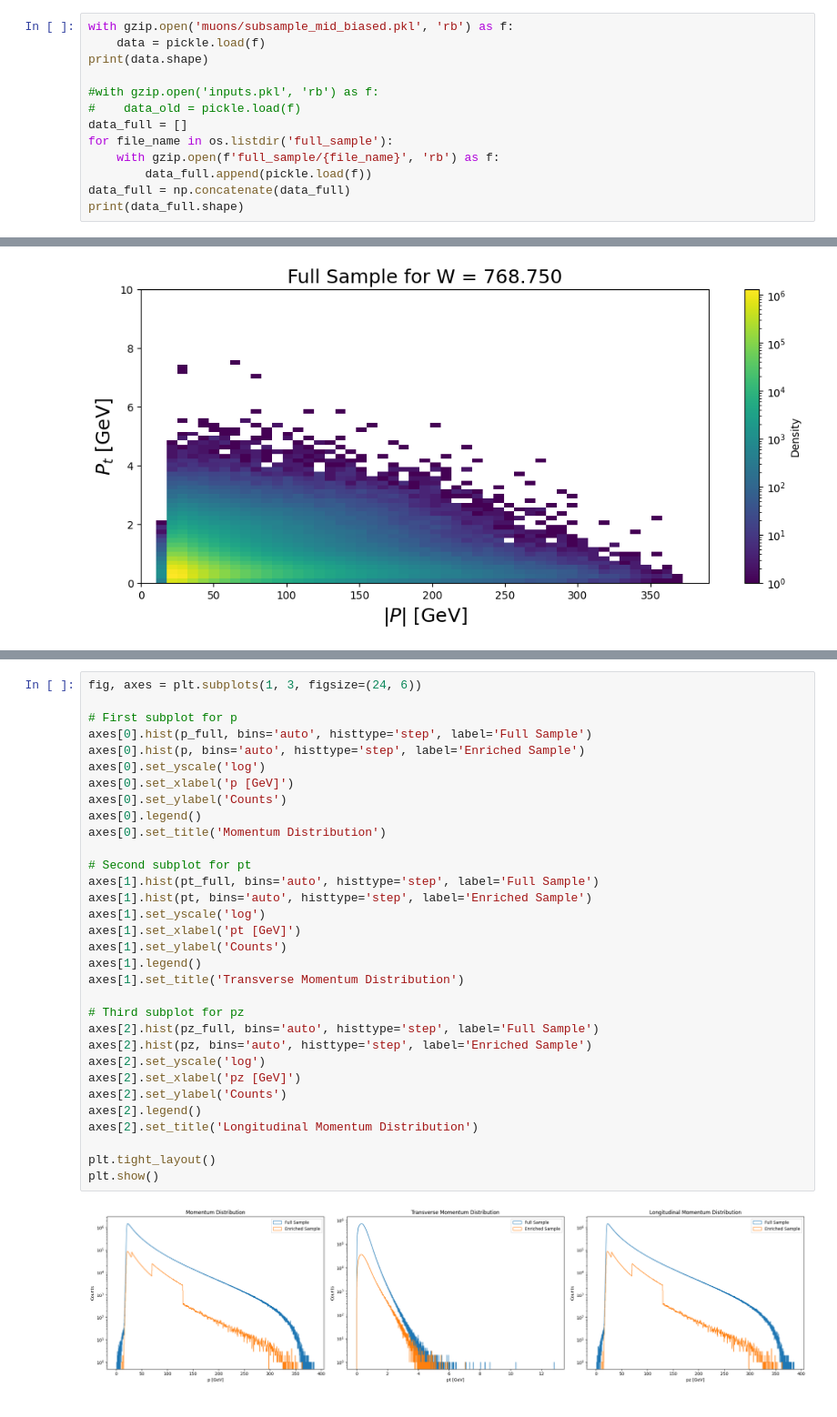
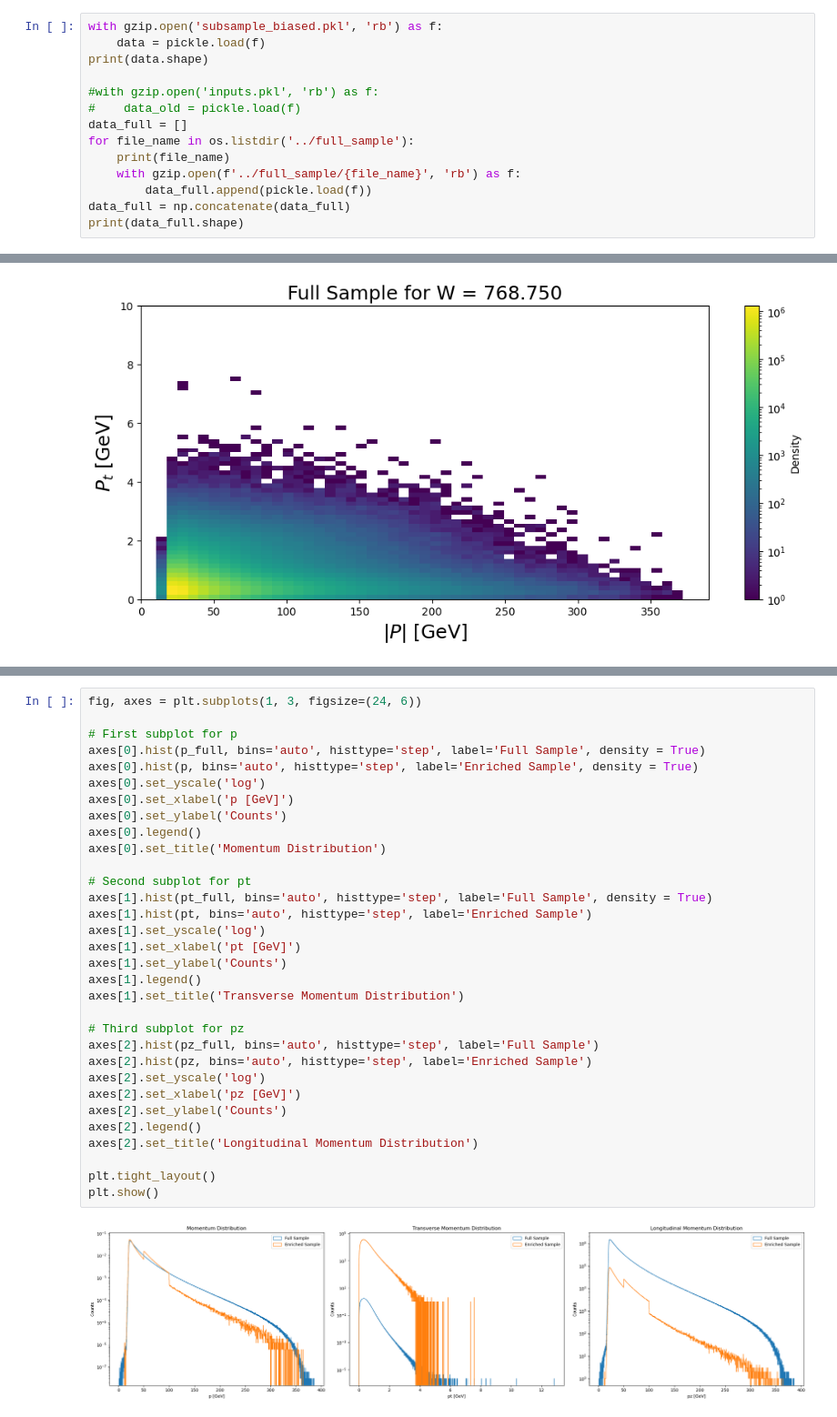
Before and after one commit to lfpc/MuonsAndMatter, a Jupyter notebook: data/muons/see_input.ipynb, the cells around one changed output, grey strips where cells are left out. Shown at 91% size. Drawn from its saved outputs; the diff is of its cells as text.

```diff
--- a/data/muons/see_input.ipynb
+++ b/data/muons/see_input.ipynb
@@ -70,15 +70,16 @@ def difference_hist1d(x1,x2,xlabel:str = '',density = True, bins = 'auto'):
     plt.tick_params(axis='both', which='major', labelsize=fontsize)  # Major ticks
     plt.tick_params(axis='both', which='minor', labelsize=fontsize)  # Minor ticks (if needed)
 # %%
-with gzip.open('muons/subsample_mid_biased.pkl', 'rb') as f:
+with gzip.open('subsample_biased.pkl', 'rb') as f:
     data = pickle.load(f)
 print(data.shape)
 
 #with gzip.open('inputs.pkl', 'rb') as f:
 #    data_old = pickle.load(f)
 data_full = []
-for file_name in os.listdir('full_sample'):
-    with gzip.open(f'full_sample/{file_name}', 'rb') as f:
+for file_name in os.listdir('../full_sample'):
+    print(file_name)
+    with gzip.open(f'../full_sample/{file_name}', 'rb') as f:
         data_full.append(pickle.load(f))
 data_full = np.concatenate(data_full)
 print(data_full.shape)
@@ -286,37 +302,37 @@ plt.show()
 # %%
 fig, axes = plt.subplots(1, 3, figsize=(24, 6))
 
 # First subplot for p
-axes[0].hist(p_full, bins='auto', histtype='step', label='Full Sample')
-axes[0].hist(p, bins='auto', histtype='step', label='Enriched Sample')
+axes[0].hist(p_full, bins='auto', histtype='step', label='Full Sample', density = True)
+axes[0].hist(p, bins='auto', histtype='step', label='Enriched Sample', density = True)
 axes[0].set_yscale('log')
 axes[0].set_xlabel('p [GeV]')
 axes[0].set_ylabel('Counts')
 axes[0].legend()
 axes[0].set_title('Momentum Distribution')
 
 # Second subplot for pt
-axes[1].hist(pt_full, bins='auto', histtype='step', label='Full Sample')
+axes[1].hist(pt_full, bins='auto', histtype='step', label='Full Sample', density = True)
 axes[1].hist(pt, bins='auto', histtype='step', label='Enriched Sample')
 axes[1].set_yscale('log')
 axes[1].set_xlabel('pt [GeV]')
 axes[1].set_ylabel('Counts')
 axes[1].legend()
 axes[1].set_title('Transverse Momentum Distribution')
 
 # Third subplot for pz
 axes[2].hist(pz_full, bins='auto', histtype='step', label='Full Sample')
 axes[2].hist(pz, bins='auto', histtype='step', label='Enriched Sample')
 axes[2].set_yscale('log')
 axes[2].set_xlabel('pz [GeV]')
 axes[2].set_ylabel('Counts')
 axes[2].legend()
 axes[2].set_title('Longitudinal Momentum Distribution')
 
 plt.tight_layout()
 plt.show()
 # %% [output]
-[figure, old version]
+[figure, new version]
 # %%
 fig, axes = plt.subplots(1, 3, figsize=(24, 6))
 
```
Also changed, not shown: parts of 9 cells of this notebook, 7 other files.
